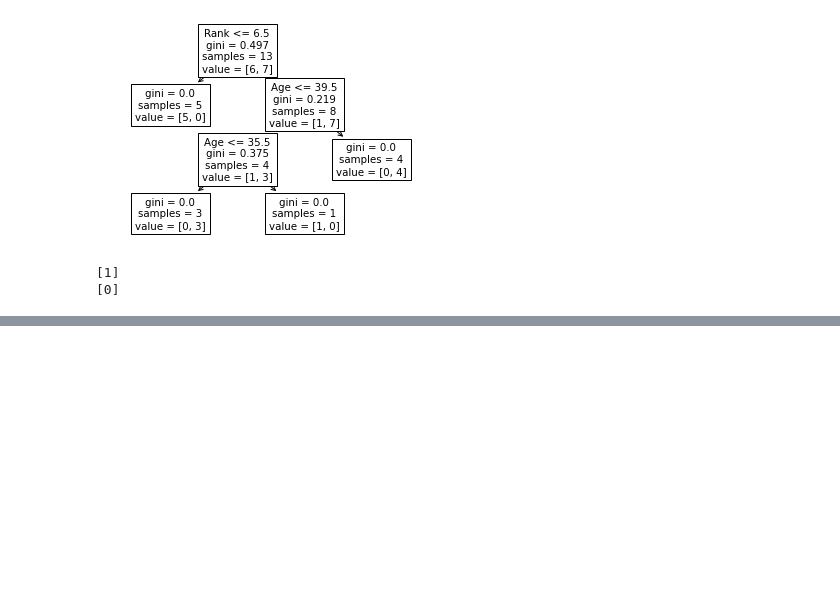
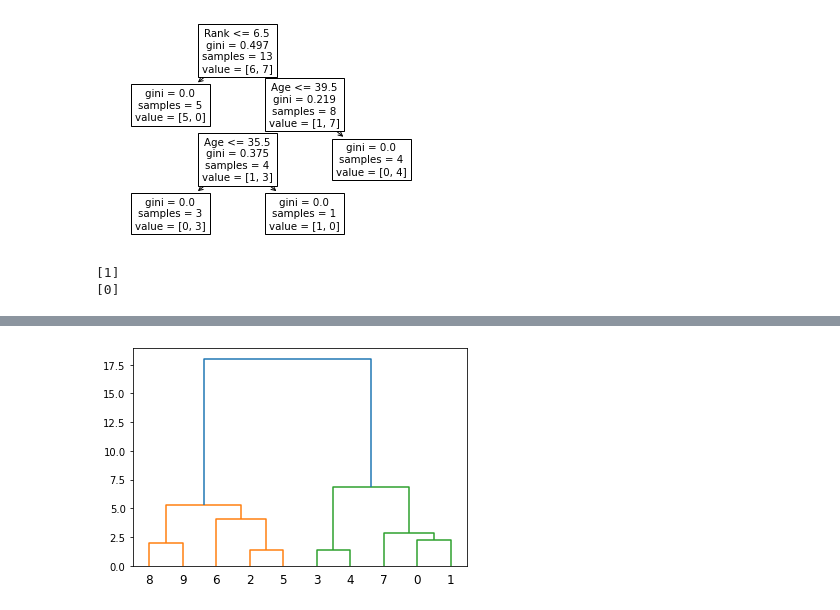
Before and after one commit to maryamsaeedi17/MachineLearning, a Jupyter notebook: 1-Introduction/4-W3school-machine-learning.ipynb, the cells around one changed output, grey strips where cells are left out. Saved outputs shown, nothing was run; the diff lists cells and outputs as text; code cells hidden in the pictures; blank space fills up the shorter version.

```diff
--- a/1-Introduction/4-W3school-machine-learning.ipynb
+++ b/1-Introduction/4-W3school-machine-learning.ipynb
@@ -367,0 +405,9 @@ print(dtree.predict([[40, 10, 6, 1]]))
+# %%
+data15 = list(zip(x15, y15))
+
+linkage_data15 = linkage(data15, method='ward', metric='euclidean')
+dendrogram(linkage_data15)
+
+plt.show()
+# %% [output]
+[figure, added]
```
Also changed, not shown: parts of 8 cells of this notebook.
